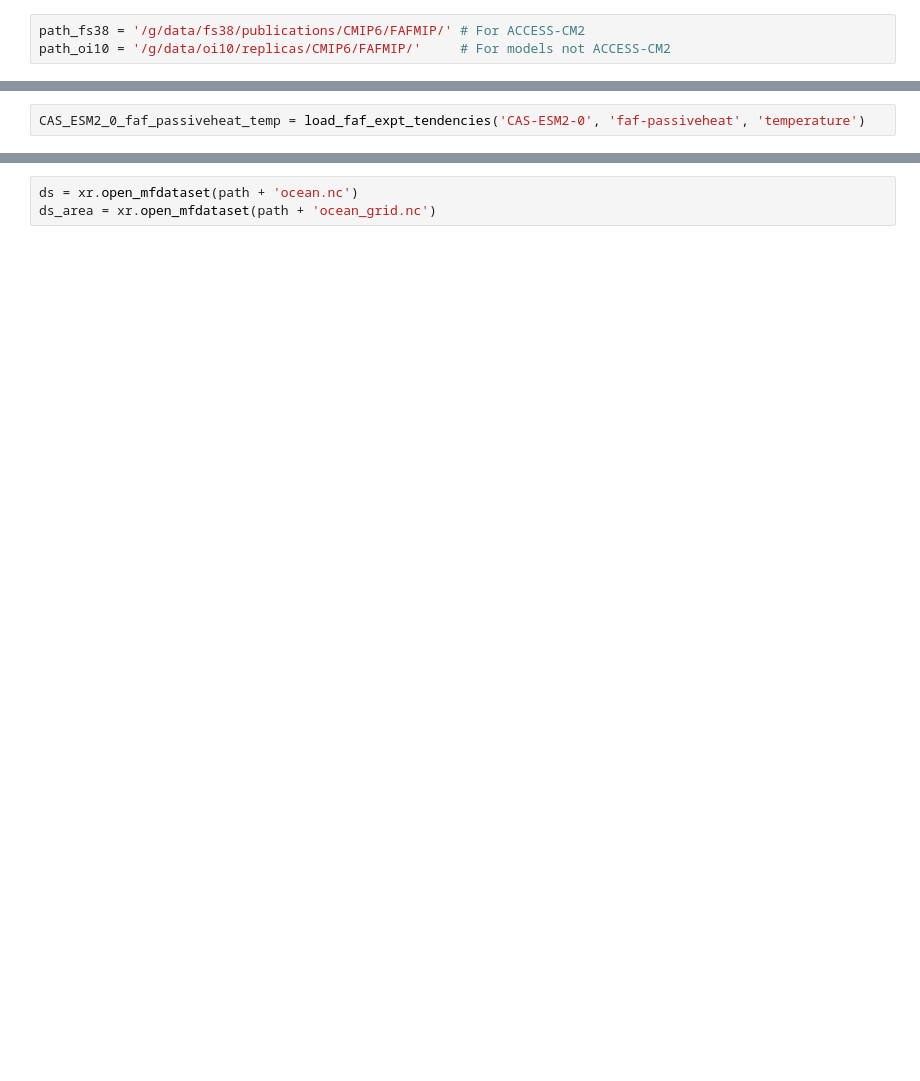
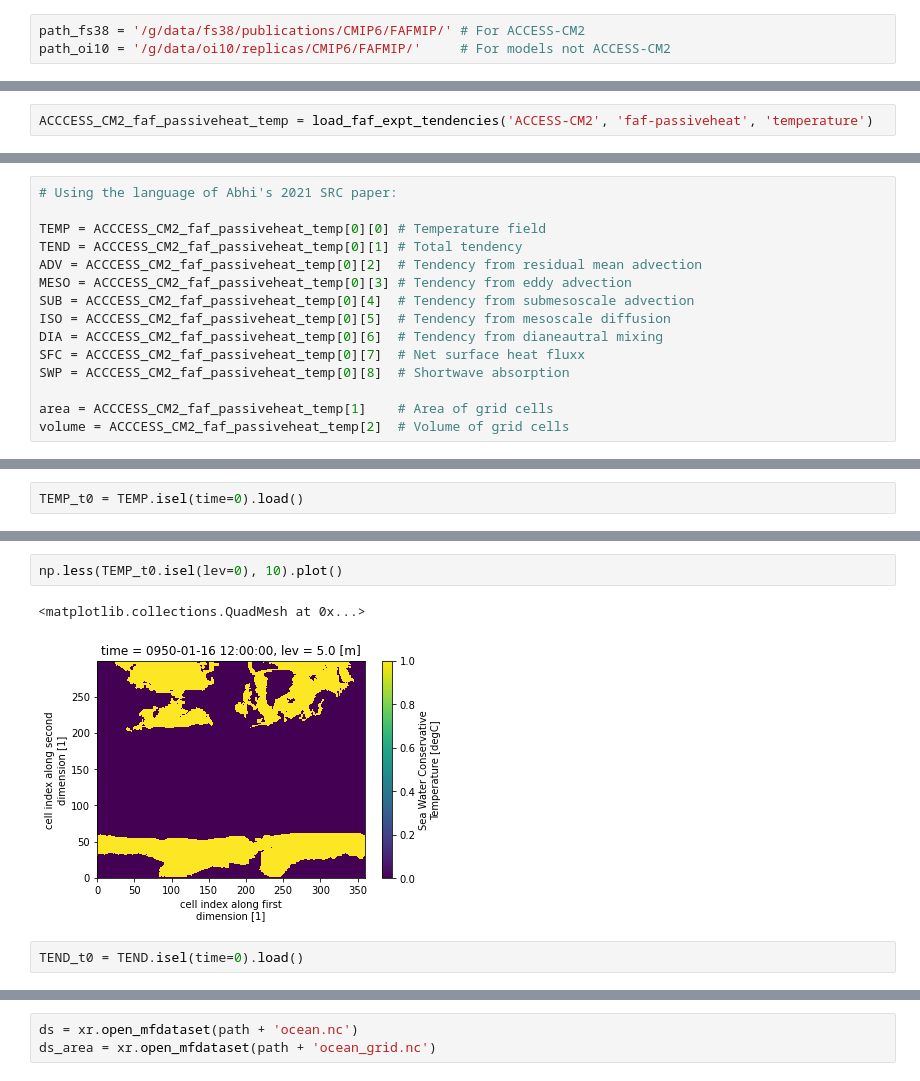
Before and after one commit to mpudig/AABW_HeatUptakePotential, a Jupyter notebook: FAFMIP_models.ipynb, the cells around one changed output, grey strips where cells are left out. Saved outputs shown, nothing was run; the diff lists cells and outputs as text; blank space fills up the shorter version.

```diff
--- a/FAFMIP_models.ipynb
+++ b/FAFMIP_models.ipynb
@@ -139,2 +181,2 @@ def load_faf_expt_tendencies(model_name, faf_expt_name, variable_type):
 # %%
-CAS_ESM2_0_faf_passiveheat_temp = load_faf_expt_tendencies('CAS-ESM2-0', 'faf-passiveheat', 'temperature')
+ACCCESS_CM2_faf_passiveheat_temp = load_faf_expt_tendencies('ACCESS-CM2', 'faf-passiveheat', 'temperature')
@@ -144,0 +183,15 @@ opottemppsmadvect term for CAS-ESM2-0 not found
+# %%
+# Using the language of Abhi's 2021 SRC paper:
+
+TEMP = ACCCESS_CM2_faf_passiveheat_temp[0][0] # Temperature field
+TEND = ACCCESS_CM2_faf_passiveheat_temp[0][1] # Total tendency
+ADV = ACCCESS_CM2_faf_passiveheat_temp[0][2]  # Tendency from residual mean advection
+MESO = ACCCESS_CM2_faf_passiveheat_temp[0][3] # Tendency from eddy advection
+SUB = ACCCESS_CM2_faf_passiveheat_temp[0][4]  # Tendency from submesoscale advection
+ISO = ACCCESS_CM2_faf_passiveheat_temp[0][5]  # Tendency from mesoscale diffusion
+DIA = ACCCESS_CM2_faf_passiveheat_temp[0][6]  # Tendency from dianeautral mixing
+SFC = ACCCESS_CM2_faf_passiveheat_temp[0][7]  # Net surface heat fluxx
+SWP = ACCCESS_CM2_faf_passiveheat_temp[0][8]  # Shortwave absorption
+
+area = ACCCESS_CM2_faf_passiveheat_temp[1]    # Area of grid cells
+volume = ACCCESS_CM2_faf_passiveheat_temp[2]  # Volume of grid cells
@@ -144,0 +276,2 @@ opottemppsmadvect term for CAS-ESM2-0 not found
+# %%
+TEMP_t0 = TEMP.isel(time=0).load()
@@ -144,0 +288,7 @@ opottemppsmadvect term for CAS-ESM2-0 not found
+# %%
+np.less(TEMP_t0.isel(lev=0), 10).plot()
+# %% [output]
+<matplotlib.collections.QuadMesh at 0x...>
+[figure, added]
+# %%
+TEND_t0 = TEND.isel(time=0).load()
```
Also changed, not shown: parts of 23 cells of this notebook, 2 other files.
